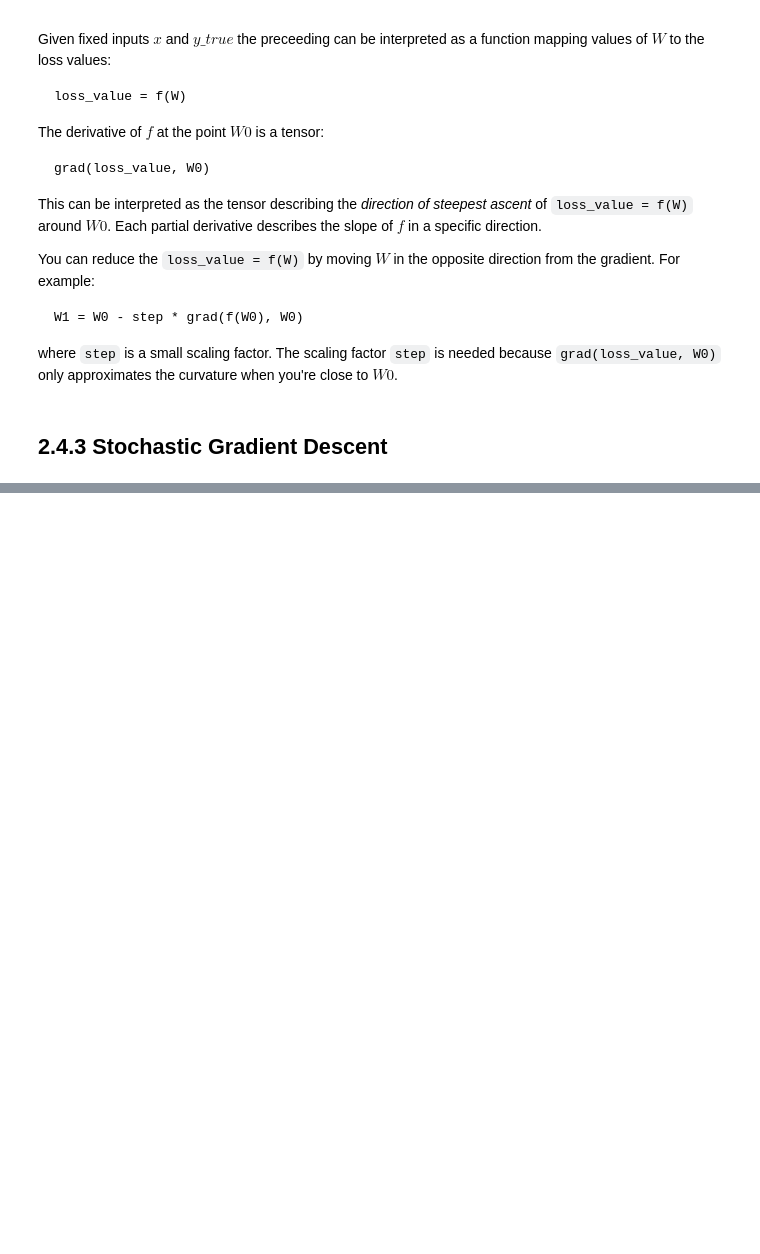
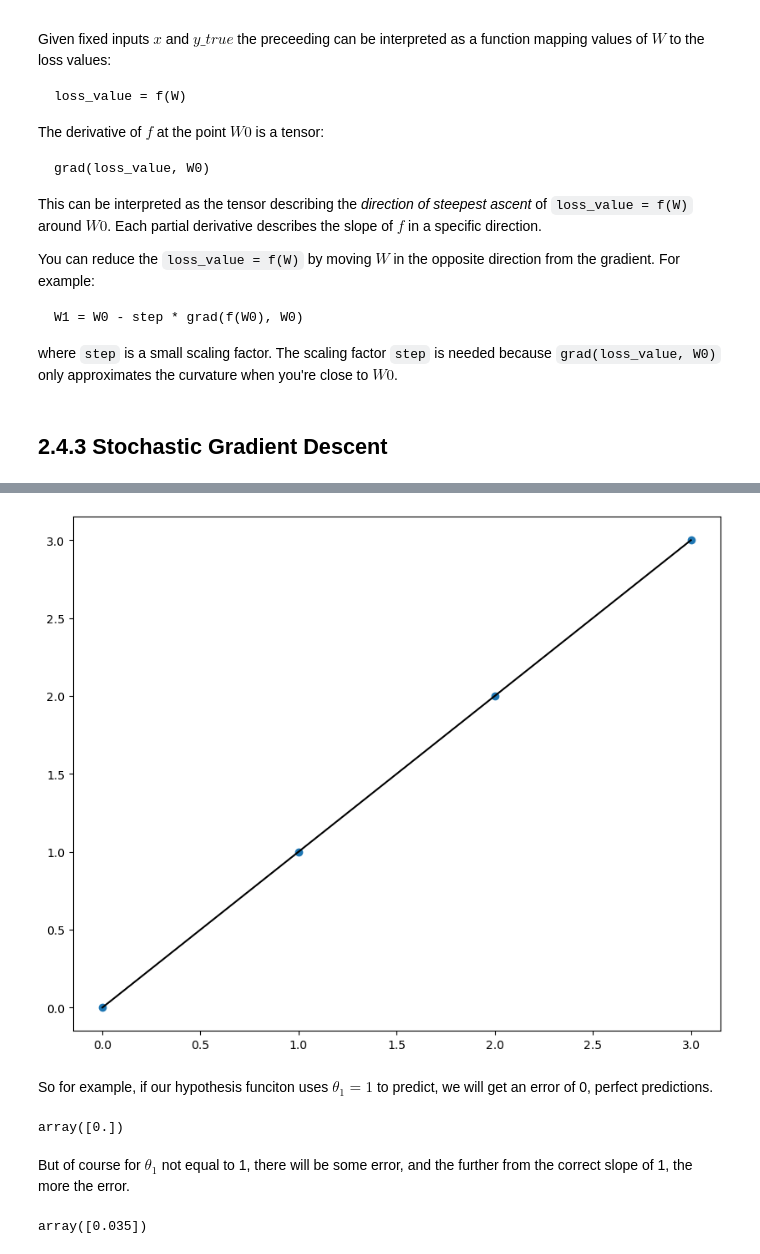
Before and after one commit to csci560-nndl/nndl, a Jupyter notebook: notebooks/ch-02-4-engine-nn-gradient-based-optimization.ipynb, the cells around one changed output, grey strips where cells are left out. Cells and saved outputs as stored; diff of their text form; code cells hidden in the pictures; blank space fills up the shorter version.

```diff
--- a/notebooks/ch-02-4-engine-nn-gradient-based-optimization.ipynb
+++ b/notebooks/ch-02-4-engine-nn-gradient-based-optimization.ipynb
@@ -257,0 +290,18 @@ curvature when you're close to $W0$.
+# %%
+# 4 points on the line y = 0 + 1 x
+X = np.array([[0],
+              [1],
+              [2],
+              [3]])
+y = np.array([[0, 1, 2, 3]])
+# %%
+fig = plt.figure()
+
+# just to be clear, the plot of these 3 points which have a slope of 1 and
+# an intercept of 0
+plt.scatter(X, y)
+
+# plot the line from x=0 to x=3 with slope 1 and intercept 0
+plt.plot(X.flatten(), y.flatten(), 'k-');
+# %% [output]
+[figure, added]
@@ -257,0 +347,17 @@ curvature when you're close to $W0$.
+# %% [markdown]
+So for example, if our hypothesis funciton uses $\theta_1 = 1$ to predict, we
+will get an error of 0, perfect predictions.
+# %%
+# make theta_1 an array, for reasons we will see in a moment
+theta = np.array([1.0])
+cost_function_MSE(theta, X, y)
+# %% [output]
+array([0.])
+# %% [markdown]
+But of course for $\theta_1$ not equal to 1, there will be some error, and the
+further from the correct slope of 1, the more the error.
+# %%
+theta = np.array([1.1])
+cost_function_MSE(theta, X, y)
+# %% [output]
+array([0.035])
```
Also changed, not shown: parts of 89 cells of this notebook, 11 other files.
